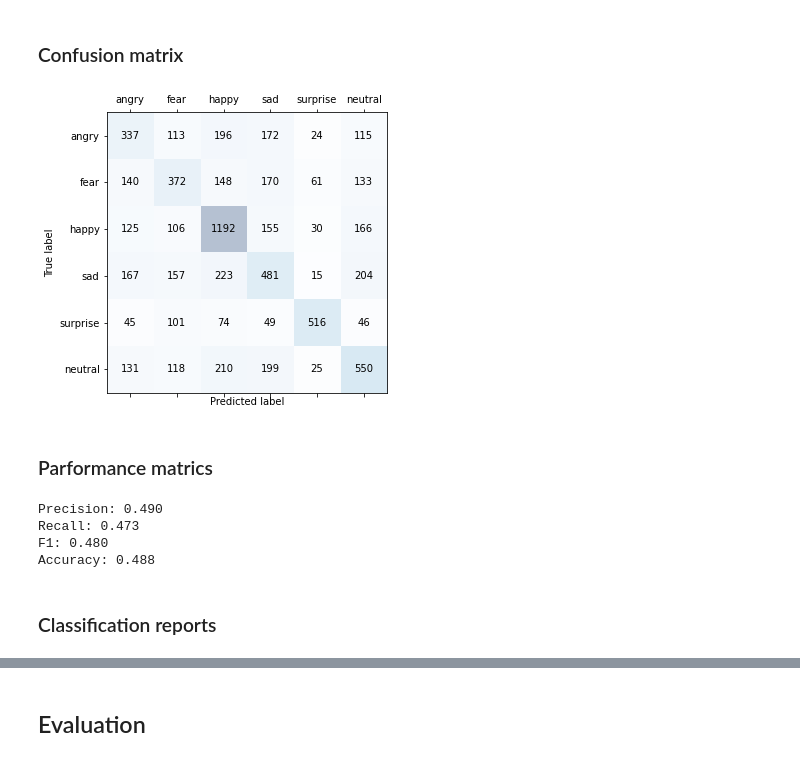
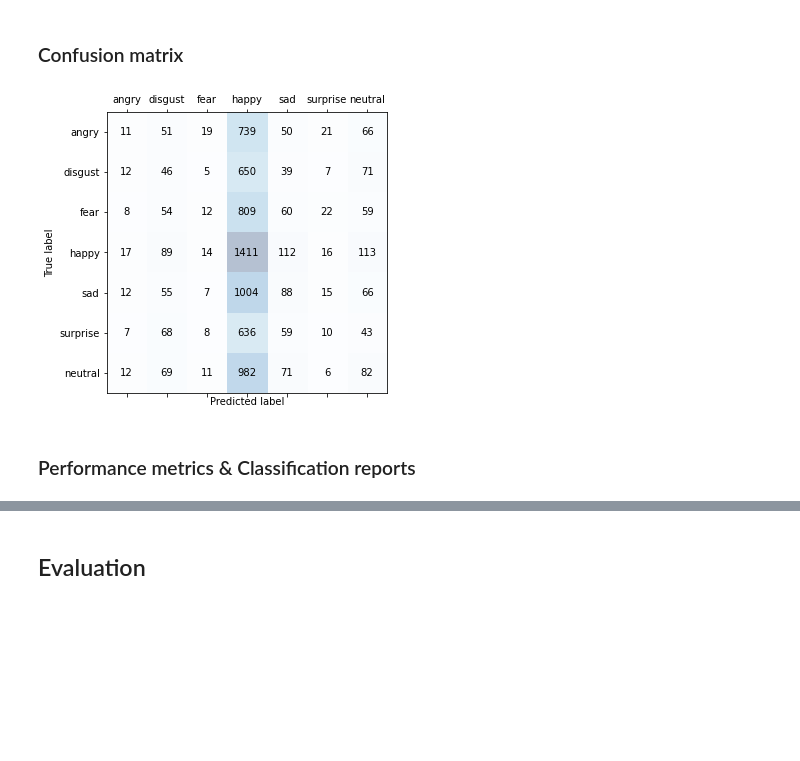
Before and after one commit to chikakoto/facial-expression-recognition, a Jupyter notebook: notebooks/4.0_SVM.ipynb, the cells around one changed output, grey strips where cells are left out. Drawn from its saved outputs; the diff is of its cells as text; code cells hidden in the pictures; blank space fills up the shorter version.

Commit message:
Run new HoG data on SVM and KNN

```diff
--- a/notebooks/4.0_SVM.ipynb
+++ b/notebooks/4.0_SVM.ipynb
@@ -303,0 +367,7 @@ set
+# %%
+lda_predictions = []
+lda_actuals = []
+for i in range(len(csv_list)):
+    pred, act = processSVM(csv_list[i], 4)
+    lda_predictions.append(pred)
+    lda_actuals.append(act)
@@ -335,0 +396,5 @@ Accuracy: 0.252
+# %%
+# Show only the best one
+i = 0
+confmat = confusion_matrix(y_true=lda_actuals[i], y_pred=lda_predictions[i], labels=targets)
+show_confusion_matrix(confmat)
@@ -386,0 +427,10 @@ Test Accuracy: 0.548
+# %%
+csv_list = ['data/sift/sift_bof_100.csv', 'data/sift/sift_bof_500.csv', 'data/sift/sift_bof_1000.csv',
+            'data/sift/sift_pca_bof_100.csv', 'data/sift/sift_pca_bof_500.csv', 'data/sift/sift_pca_bof_1000.csv']
+# %%
+sift_predictions = []
+sift_actuals = []
+for i in range(len(csv_list)):
+    pred, act = processSVM(csv_list[i], 2)
+    sift_predictions.append(pred)
+    sift_actuals.append(act)
@@ -389,21 +457,11 @@ Test Accuracy: 0.548
 # %% [markdown]
 ### Confusion matrix
 # %%
-confmat = confusion_matrix(y_true=y_test, y_pred=y_pred, labels=targets)
+# Show only the best one
+i = 5
+confmat = confusion_matrix(y_true=sift_actuals[i], y_pred=sift_predictions[i], labels=targets)
 show_confusion_matrix(confmat)
 # %% [output]
-[figure, old version]
+[figure, new version]
-# %% [markdown]
-### Parformance matrics
-# %%
-print('Precision: %.3f' % precision_score(y_true=y_test, y_pred=y_pred, average='macro'))
-print('Recall: %.3f' % recall_score(y_true=y_test, y_pred=y_pred, average='macro'))
-print('F1: %.3f' % f1_score(y_true=y_test, y_pred=y_pred, average='macro'))
-print('Accuracy: %.3f' % accuracy_score(y_true=y_test, y_pred=y_pred))
-# %% [output]
-Precision: 0.490
-Recall: 0.473
-F1: 0.480
-Accuracy: 0.488
 # %% [markdown]
-### Classification reports
+### Performance metrics & Classification reports
```
Also changed, not shown: parts of 175 cells of this notebook.
